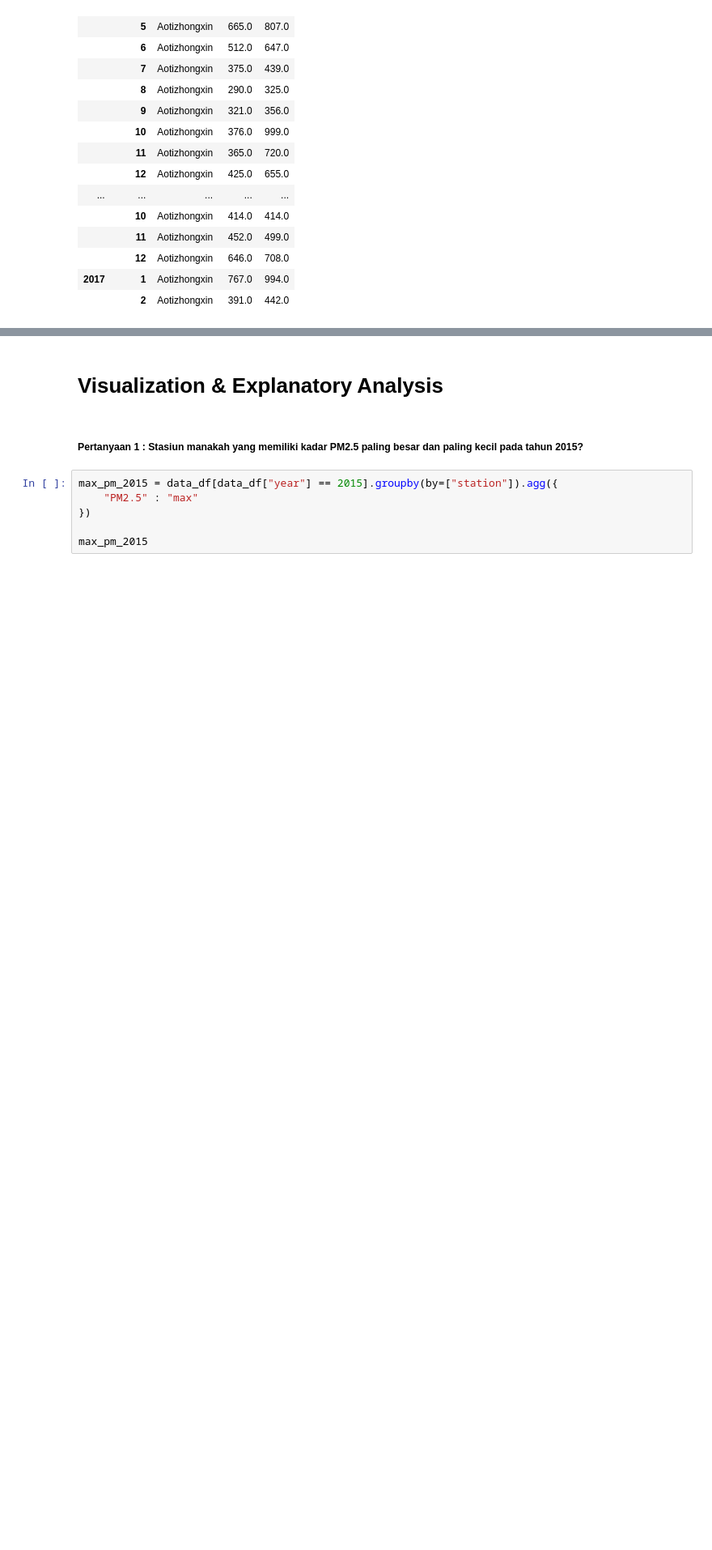
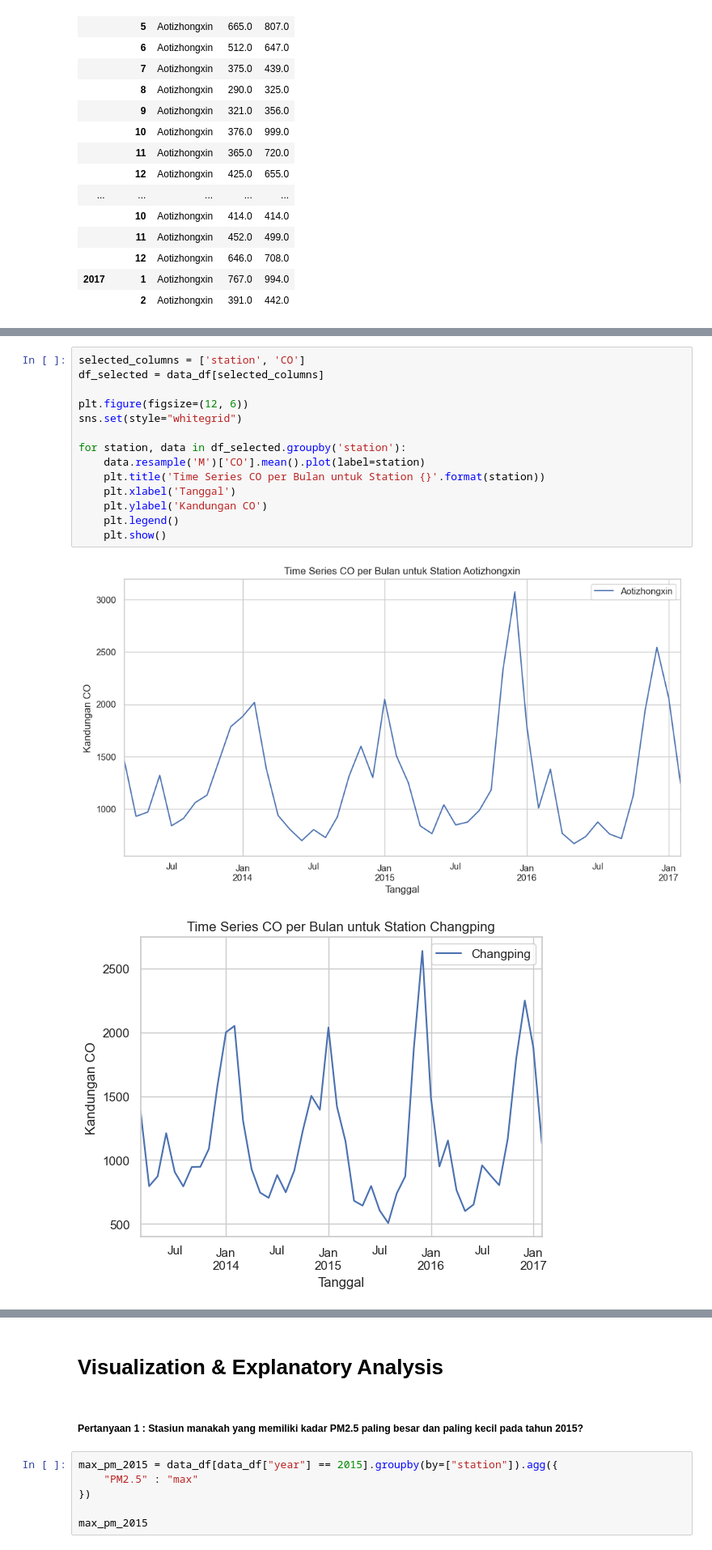
Before and after one commit to JuanCYoung/Air-Quality-Data-Analysis, a Jupyter notebook: notebook.ipynb, the cells around one changed output, grey strips where cells are left out. Shown at 81% size. Saved outputs shown, nothing was run; the diff lists cells and outputs as text; blank space fills up the shorter version.

```diff
--- a/notebook.ipynb
+++ b/notebook.ipynb
@@ -710,0 +826,17 @@ data_df.groupby(by=["year", "month"]).agg({
+# %%
+selected_columns = ['station', 'CO']
+df_selected = data_df[selected_columns]
+
+plt.figure(figsize=(12, 6))
+sns.set(style="whitegrid")
+
+for station, data in df_selected.groupby('station'):
+    data.resample('M')['CO'].mean().plot(label=station)
+    plt.title('Time Series CO per Bulan untuk Station {}'.format(station))
+    plt.xlabel('Tanggal')
+    plt.ylabel('Kandungan CO')
+    plt.legend()
+    plt.show()
+# %% [output]
+[figure, added]
+[figure, added]
```
Also changed, not shown: parts of 32 cells of this notebook.
